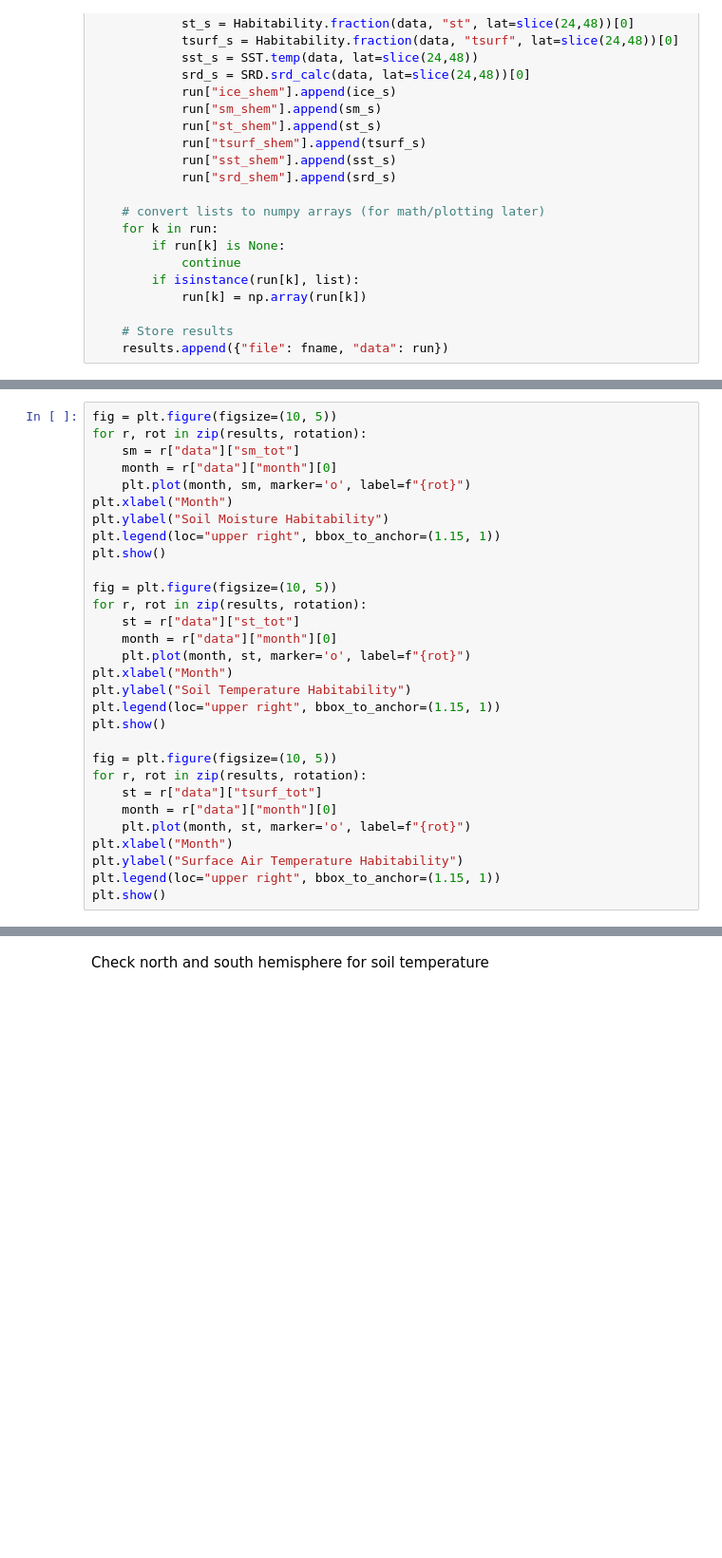
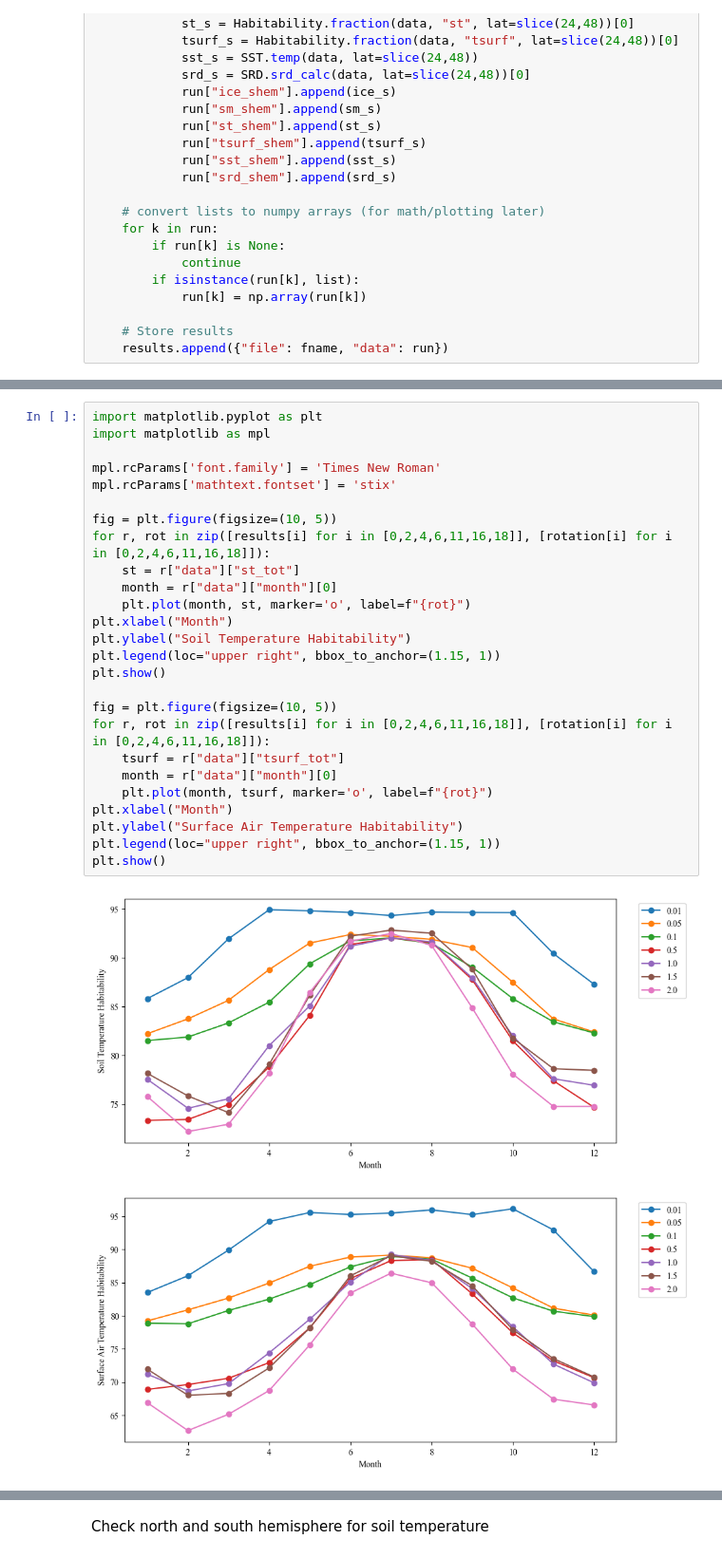
Before and after one commit to hannahw0od/habitability, a Jupyter notebook: plots_rot.ipynb, the cells around one changed output, grey strips where cells are left out. Shown at 95% size. Drawn from its saved outputs; the diff is of its cells as text; blank space fills up the shorter version.

```diff
--- a/plots_rot.ipynb
+++ b/plots_rot.ipynb
@@ -181,30 +267,29 @@ plt.show()
 # %%
-fig = plt.figure(figsize=(10, 5))
-for r, rot in zip(results, rotation):
-    sm = r["data"]["sm_tot"]
-    month = r["data"]["month"][0]
-    plt.plot(month, sm, marker='o', label=f"{rot}")
-plt.xlabel("Month")
-plt.ylabel("Soil Moisture Habitability")
-plt.legend(loc="upper right", bbox_to_anchor=(1.15, 1))
-plt.show()
+import matplotlib.pyplot as plt
+import matplotlib as mpl
+
+mpl.rcParams['font.family'] = 'Times New Roman'
+mpl.rcParams['mathtext.fontset'] = 'stix'
 
 fig = plt.figure(figsize=(10, 5))
-for r, rot in zip(results, rotation):
+for r, rot in zip([results[i] for i in [0,2,4,6,11,16,18]], [rotation[i] for i in [0,2,4,6,11,16,18]]):
     st = r["data"]["st_tot"]
     month = r["data"]["month"][0]
     plt.plot(month, st, marker='o', label=f"{rot}")
 plt.xlabel("Month")
 plt.ylabel("Soil Temperature Habitability")
 plt.legend(loc="upper right", bbox_to_anchor=(1.15, 1))
 plt.show()
 
 fig = plt.figure(figsize=(10, 5))
-for r, rot in zip(results, rotation):
-    st = r["data"]["tsurf_tot"]
+for r, rot in zip([results[i] for i in [0,2,4,6,11,16,18]], [rotation[i] for i in [0,2,4,6,11,16,18]]):
+    tsurf = r["data"]["tsurf_tot"]
     month = r["data"]["month"][0]
-    plt.plot(month, st, marker='o', label=f"{rot}")
+    plt.plot(month, tsurf, marker='o', label=f"{rot}")
 plt.xlabel("Month")
 plt.ylabel("Surface Air Temperature Habitability")
 plt.legend(loc="upper right", bbox_to_anchor=(1.15, 1))
 plt.show()
+# %% [output]
+[figure, added]
+[figure, added]
```
Also changed, not shown: parts of 10 cells of this notebook, 11 other files.
